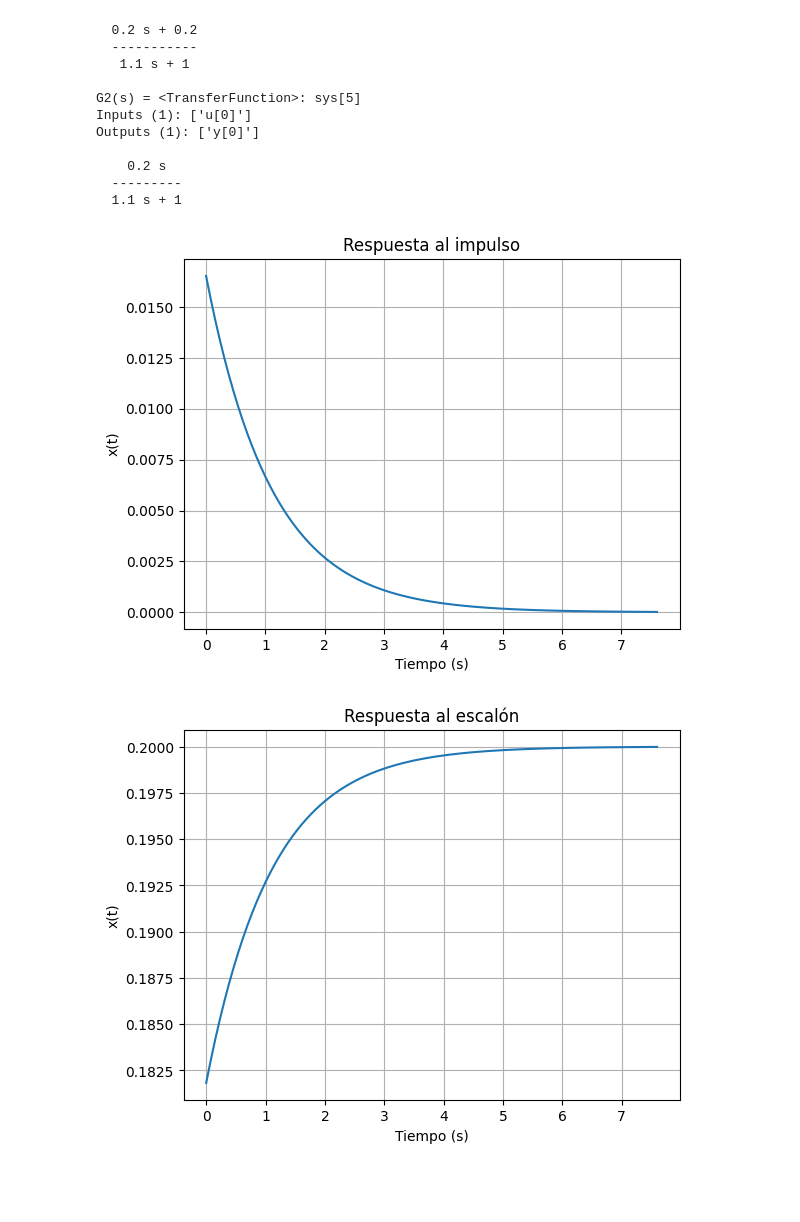
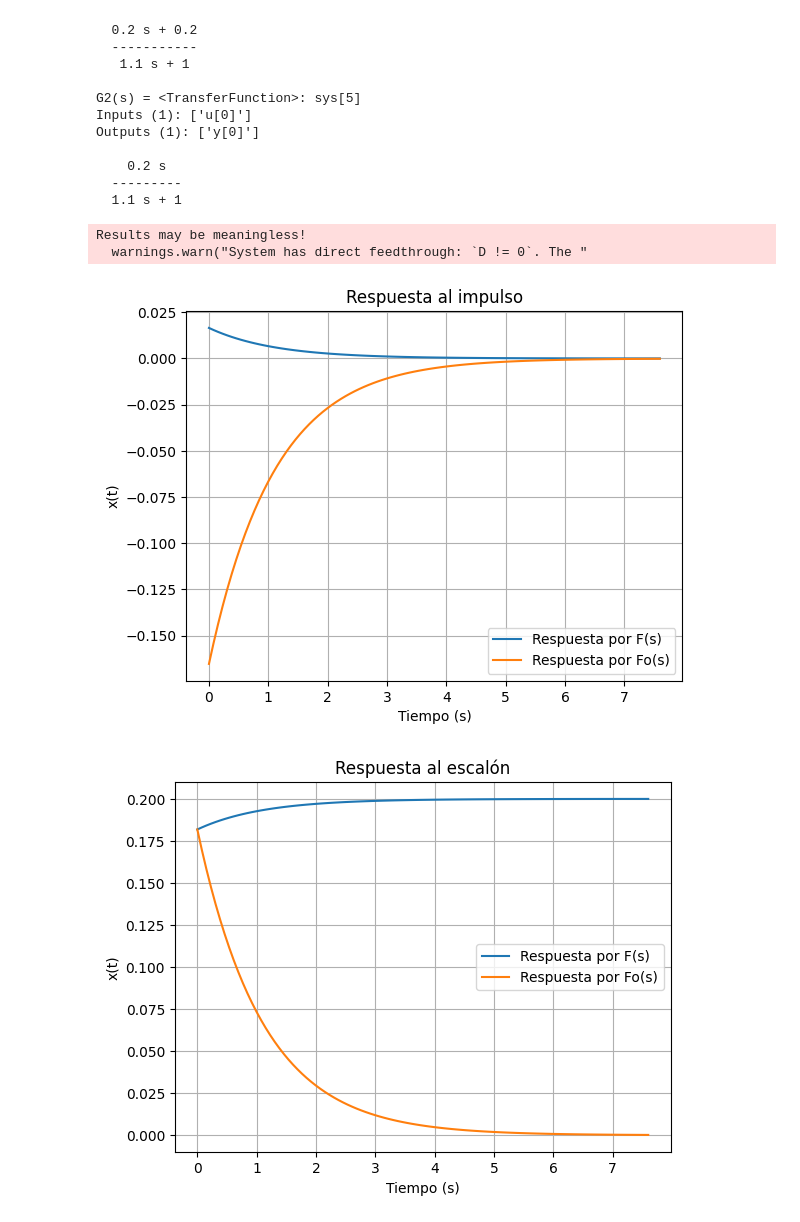
Before and after one commit to juandiego2205/Repository_lab_control, a Jupyter notebook: Code_Practica_1_sistemas_descritos.ipynb, the cells around one changed output. Cells and saved outputs as stored; diff of their text form; code cells hidden in the pictures; blank space fills up the shorter version.

```diff
--- a/Code_Practica_1_sistemas_descritos.ipynb
+++ b/Code_Practica_1_sistemas_descritos.ipynb
@@ -62,27 +62,43 @@ Outputs (1): ['y[0]']
   1.1 s + 1
 # %%
 # Respuesta al impulso
+
 t1, y1 = ctrl.impulse_response(G1)
 
 plt.figure(1)
-plt.plot(t1, y1)
+plt.plot(t1, y1, label="Respuesta por F(s)")
+
+t2, y2 = ctrl.impulse_response(G2)
+plt.plot(t2, y2, label="Respuesta por Fo(s)")
+
 plt.title("Respuesta al impulso")
 plt.xlabel("Tiempo (s)")
 plt.ylabel("x(t)")
+plt.legend()
 plt.grid()
+
 plt.show()
 # %% [output]
+Results may be meaningless!
+  warnings.warn("System has direct feedthrough: `D != 0`. The "
-[figure, old version]
+[figure, new version]
 # %%
 # Respuesta al escalón
+
 t2, y2 = ctrl.step_response(G1)
 
 plt.figure(2)
-plt.plot(t2, y2)
+plt.plot(t2, y2, label="Respuesta por F(s)")
+
+t3, y3 = ctrl.step_response(G2)
+plt.plot(t3, y3, label="Respuesta por Fo(s)")
+
 plt.title("Respuesta al escalón")
 plt.xlabel("Tiempo (s)")
 plt.ylabel("x(t)")
+plt.legend()
 plt.grid()
+
 plt.show()
 # %% [output]
-[figure, old version]
+[figure, new version]
```
Also changed, not shown: parts of 3 cells of this notebook.
